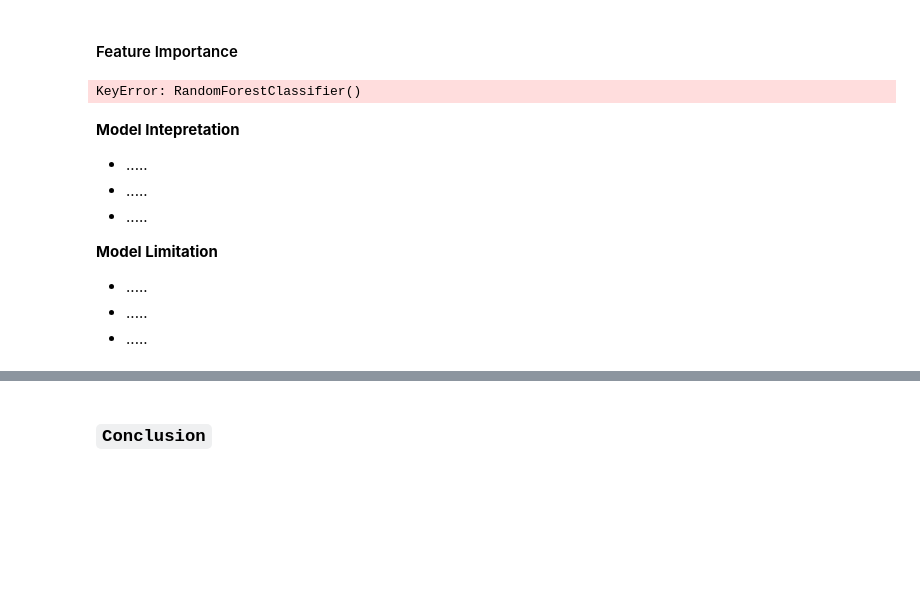
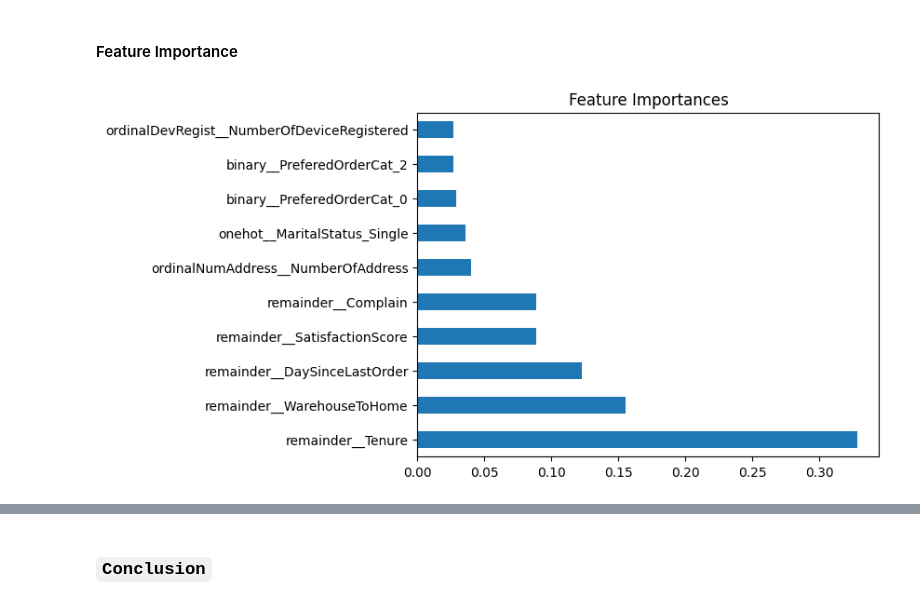
Before and after one commit to fathurizkym/ecommerce_churn_analysis, a Jupyter notebook: notebooks/E-Commerce_Customer_Churn.ipynb, the cells around one changed output, grey strips where cells are left out. Saved outputs shown, nothing was run; the diff lists cells and outputs as text; code cells hidden in the pictures; blank space fills up the shorter version.

```diff
--- a/notebooks/E-Commerce_Customer_Churn.ipynb
+++ b/notebooks/E-Commerce_Customer_Churn.ipynb
@@ -1165,0 +1145,28 @@ Fitting 10 folds for each of 16 candidates, totalling 160 fits
+# %%
+# Settings pipeline
+Pipe_catboost = Pipeline([('preprocess', transformer), ('model', catboost)])
+skfold=StratifiedKFold(n_splits=10, random_state=0, shuffle=True) #RepeatedStratifiedKFold
+
+# CatBoost Hyperparameter Tuning
+# Searching for the best parameters using Grid Search.
+hyperparam_catboost = {
+    'model__learning_rate': [0.01, 0.1, 0.5],
+    'model__iterations': [175, 225, 275],
+    'model__depth': [i for i in range(7,11,1)],
+    'model__l2_leaf_reg': [i for i in range(4,7,1)]
+}
+
+catboost_grid = GridSearchCV(estimator = Pipe_catboost,
+                      param_grid = hyperparam_catboost,
+                      cv = skfold,
+                      scoring = 'average_precision',
+                      error_score='raise',
+                      verbose = 2
+                      )
+
+catboost_grid.fit(X_train,y_train)
+
+# Cat Boost
+print('Cat Boost Hyperparameter')
+print(catboost_grid.best_score_)
+print(catboost_grid.best_params_)
@@ -1174,7 +1239,7 @@ Dari pengamatan yang dilakukan dengan beberapa kali percobaan tuning, didapatkan
 # %%
-# Model Random Forest Tuned
+# Model Random Forest Tuned #(SOLUSI:Bagging, kurangi feature, kurangi dataset)
 
-best_model = rf_grid.best_estimator_
+best_model = catboost_grid.best_estimator_
 best_model.fit(X_train, y_train)
 # %% [output]
 Pipeline(steps=[('preprocess',
@@ -1200,7 +1265,7 @@ dtype: int64}]),
 rf = RandomForestClassifier()
 estimator=Pipeline([
     ('preprocess',transformer),
-    ('model',rf)
+    ('model_rf',rf)
 ])
 estimator.fit(X_train, y_train)
 # %% [output]
@@ -1275,9 +1341,9 @@ Pada data diatas terdapat beberapa hal yang dapat diketahui, antara lain:
 # %% [markdown]
 ##### Model Akhir
 # %%
-# Model Akhir
+# Model Random Forest Tuned
 
 best_model = rf_grid.best_estimator_
-Churn_model = best_model.fit(X_train, y_train)
+churn_model = best_model.fit(X_train, y_train)
 # %% [markdown]
 #### Feature Importance
@@ -1284,18 +1352,6 @@ Churn_model = best_model.fit(X_train, y_train)
 # %%
-coef1 = pd.Series(best_model[].feature_importances_, transformer.get_feature_names()).sort_values(ascending = False).head(10)
+coef1 = pd.Series(best_model["model_rf"].feature_importances_, transformer.get_feature_names_out()).sort_values(ascending = False).head(10)
 coef1.plot(kind='barh', title='Feature Importances')
 plt.show()
 # %% [output]
-KeyError: RandomForestClassifier()
+[figure, added]
-# %% [markdown]
-**Model Intepretation**
-
-* .....
-* .....
-* .....
-
-**Model Limitation**
-
-* .....
-* .....
-* .....
```
Also changed, not shown: parts of 26 cells of this notebook, 8 other files.
